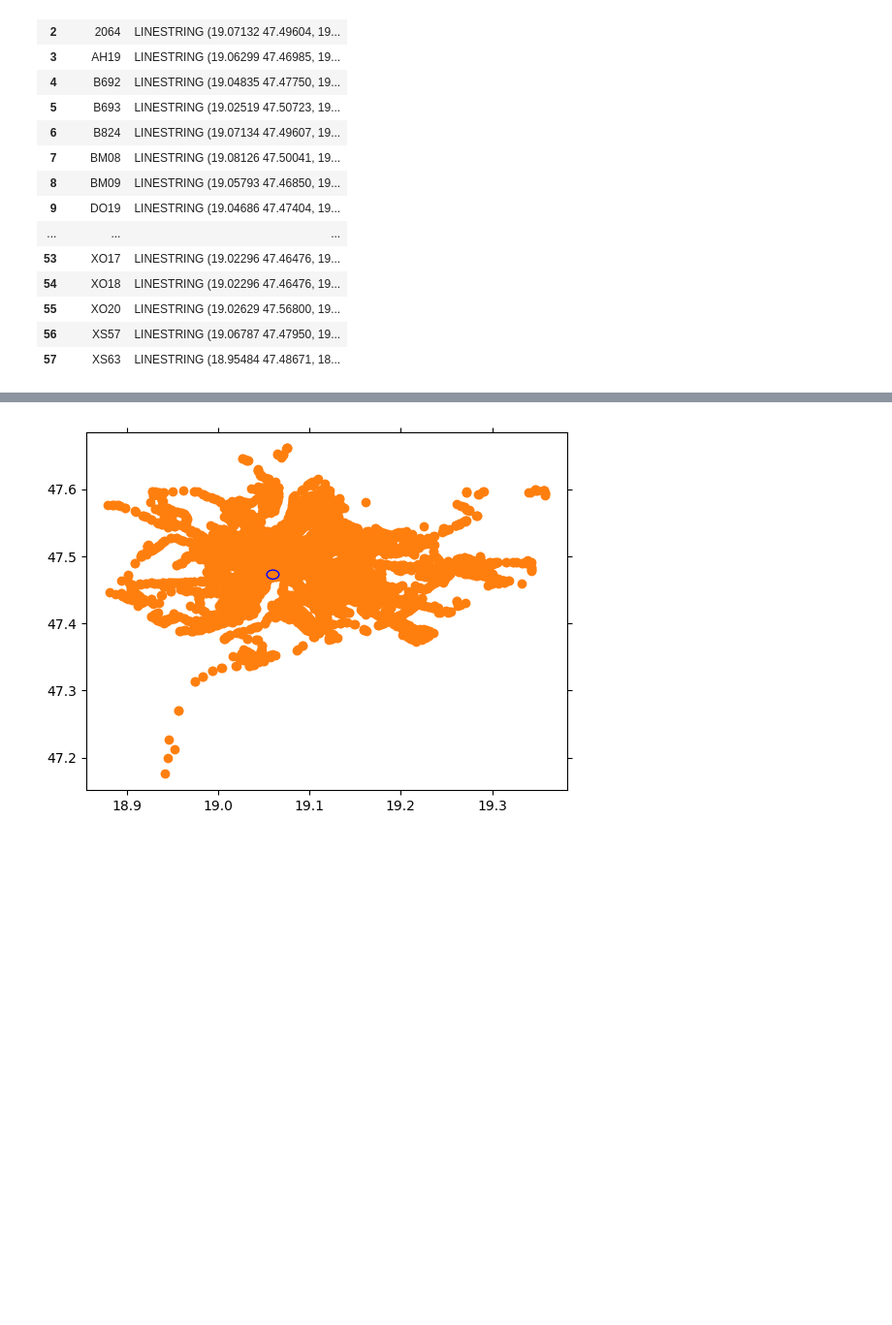
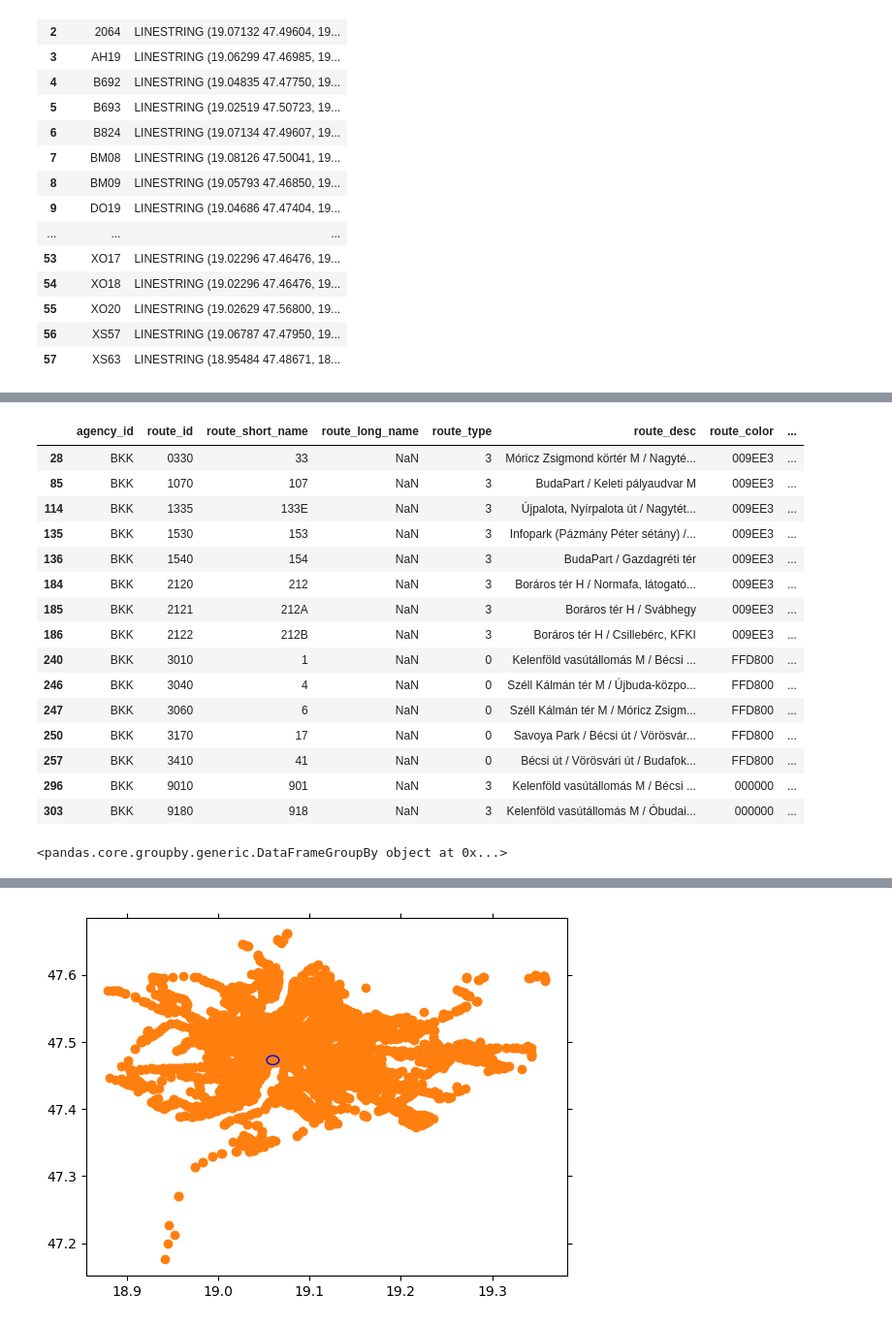
Before and after one commit to BGera89/Big_Data_Homework, a Jupyter notebook: gera.ipynb, the cells around one changed output, grey strips where cells are left out. Shown at 97% size. Drawn from its saved outputs; the diff is of its cells as text; code cells hidden in the pictures; blank space fills up the shorter version.

Commit message:
almost finished with the first part

```diff
--- a/gera.ipynb
+++ b/gera.ipynb
@@ -306,5 +306,3 @@ shapes_I
 | 55 | XO20 | LINESTRING (19.02629 47.56800, 19... |
 | 56 | XS57 | LINESTRING (19.06787 47.47950, 19... |
 | 57 | XS63 | LINESTRING (18.95484 47.48671, 18... |
-# %%
-shapes_I=shapes[shapes["shape_id"].isin(shapes_within_i[])]
@@ -364,0 +309,3 @@ distance(I_building[1],I_building[0],radius[1],radius[0])
+# %%
+trips_I=trips[trips["shape_id"].isin(shapes_I["shape_id"])]
+trips_I.drop_duplicates(subset=["route_id"])
@@ -364,0 +329,19 @@ distance(I_building[1],I_building[0],radius[1],radius[0])
+# %%
+routes_I=routes[routes["route_id"].isin(trips_I["route_id"])]
+# %% [output]
+|  | agency_id | route_id | route_short_name | route_long_name | route_type | route_desc | route_color | ... |
+| 28 | BKK | 0330 | 33 | NaN | 3 | Móricz Zsigmond körtér M / Nagyté... | 009EE3 | ... |
+| 85 | BKK | 1070 | 107 | NaN | 3 | BudaPart / Keleti pályaudvar M | 009EE3 | ... |
+| 114 | BKK | 1335 | 133E | NaN | 3 | Újpalota, Nyírpalota út / Nagytét... | 009EE3 | ... |
+| 135 | BKK | 1530 | 153 | NaN | 3 | Infopark (Pázmány Péter sétány) /... | 009EE3 | ... |
+| 136 | BKK | 1540 | 154 | NaN | 3 | BudaPart / Gazdagréti tér | 009EE3 | ... |
+| 184 | BKK | 2120 | 212 | NaN | 3 | Boráros tér H / Normafa, látogató... | 009EE3 | ... |
+| 185 | BKK | 2121 | 212A | NaN | 3 | Boráros tér H / Svábhegy | 009EE3 | ... |
+| 186 | BKK | 2122 | 212B | NaN | 3 | Boráros tér H / Csillebérc, KFKI | 009EE3 | ... |
+| 240 | BKK | 3010 | 1 | NaN | 0 | Kelenföld vasútállomás M / Bécsi ... | FFD800 | ... |
+| 246 | BKK | 3040 | 4 | NaN | 0 | Széll Kálmán tér M / Újbuda-közpo... | FFD800 | ... |
+| 247 | BKK | 3060 | 6 | NaN | 0 | Széll Kálmán tér M / Móricz Zsigm... | FFD800 | ... |
+| 250 | BKK | 3170 | 17 | NaN | 0 | Savoya Park / Bécsi út / Vörösvár... | FFD800 | ... |
+| 257 | BKK | 3410 | 41 | NaN | 0 | Bécsi út / Vörösvári út / Budafok... | FFD800 | ... |
+| 296 | BKK | 9010 | 901 | NaN | 3 | Kelenföld vasútállomás M / Bécsi ... | 000000 | ... |
+| 303 | BKK | 9180 | 918 | NaN | 3 | Kelenföld vasútállomás M / Óbudai... | 000000 | ... |
@@ -364,0 +353,4 @@ distance(I_building[1],I_building[0],radius[1],radius[0])
+# %%
+routes_I.groupby(["route_desc"])
+# %% [output]
+<pandas.core.groupby.generic.DataFrameGroupBy object at 0x...>
```
Also changed, not shown: parts of 14 cells of this notebook, 1 other file.
